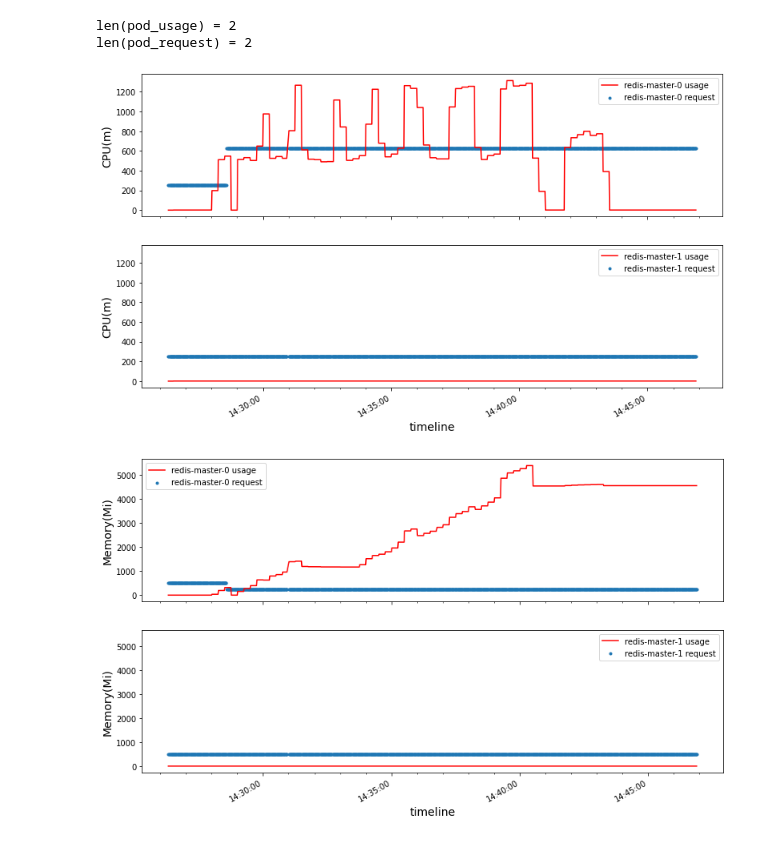
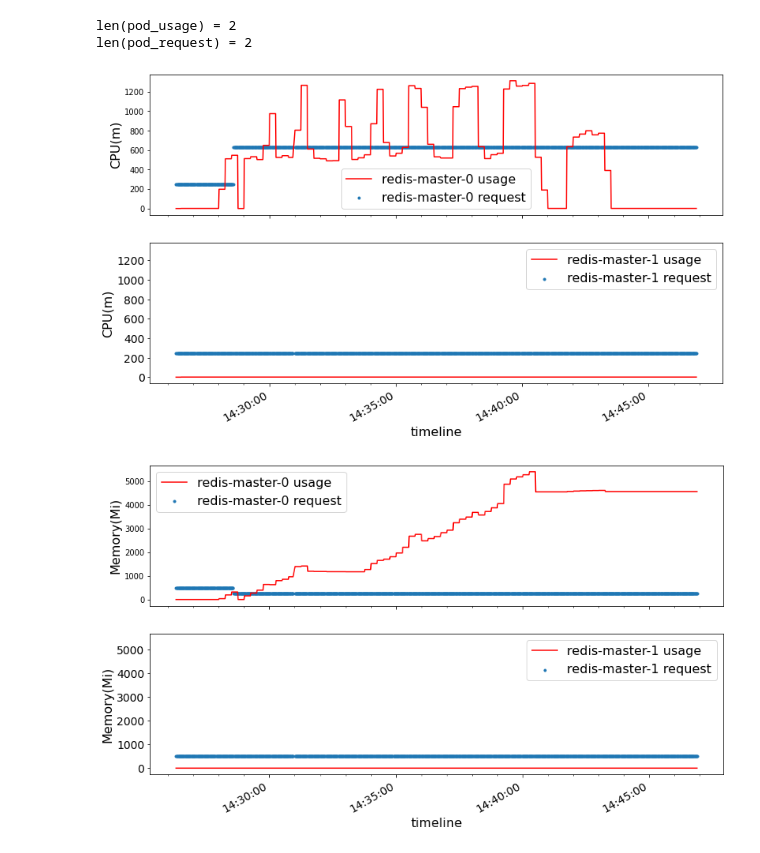
Before and after one commit to ZhaoNeil/On-Demand-Resizing, a Jupyter notebook: data/vpa-validation.ipynb, the cells around one changed output. Drawn from its saved outputs; the diff is of its cells as text; code cells hidden in the pictures.

```diff
--- a/data/vpa-validation.ipynb
+++ b/data/vpa-validation.ipynb
@@ -76,28 +76,32 @@ len(pod_request) = 2
 # %%
 fig, ax = plt.subplots(len(pod_request),1,figsize=(13,8),sharex=True,sharey=True)
 for index,pod in enumerate(pod_request):
     ax[index].scatter(pod_request[pod].time, pod_request[pod].cpu,marker='.',label=pod +' request')
     ax[index].plot(pod_usage[pod].time, pod_usage[pod].cpu,label=pod +' usage',color='r')
-    ax[index].legend()
-    ax[index].set_ylabel('CPU(m)', fontsize=14)
-    ax[index].set_xlabel('timeline', fontsize=14)
+    ax[index].legend(fontsize=16)
+    ax[index].set_ylabel('CPU(m)', fontsize=16)
+    ax[index].set_xlabel('timeline', fontsize=16)
     ax[index].xaxis.set_major_formatter(mdates.DateFormatter('%H:%M:%S'))
     ax[index].xaxis.set_minor_locator(mdates.MinuteLocator())
 fig.autofmt_xdate() #rotate labels
+plt.yticks(size = 14)
+plt.xticks(size = 14)
 plt.show()
 # %% [output]
-[figure, old version]
+[figure, new version]
 # %%
 fig, ax = plt.subplots(len(pod_request),1,figsize=(13,8),sharex=True,sharey=True)
 for index,pod in enumerate(pod_request):
     ax[index].scatter(pod_request[pod].time, pod_request[pod].memory,marker='.',label=pod +' request')
     ax[index].plot(pod_usage[pod].time, pod_usage[pod].memory,label=pod +' usage',color='r')
-    ax[index].legend()
-    ax[index].set_ylabel('Memory(Mi)', fontsize=14)
-    ax[index].set_xlabel('timeline', fontsize=14)
+    ax[index].legend(fontsize=16)
+    ax[index].set_ylabel('Memory(Mi)', fontsize=16)
+    ax[index].set_xlabel('timeline', fontsize=16)
     ax[index].xaxis.set_major_formatter(mdates.DateFormatter('%H:%M:%S'))
     ax[index].xaxis.set_minor_locator(mdates.MinuteLocator())
 fig.autofmt_xdate() #rotate labels
+plt.yticks(size = 14)
+plt.xticks(size = 14)
 plt.show()
 # %% [output]
-[figure, old version]
+[figure, new version]
```
Also changed, not shown: 4 other files.
